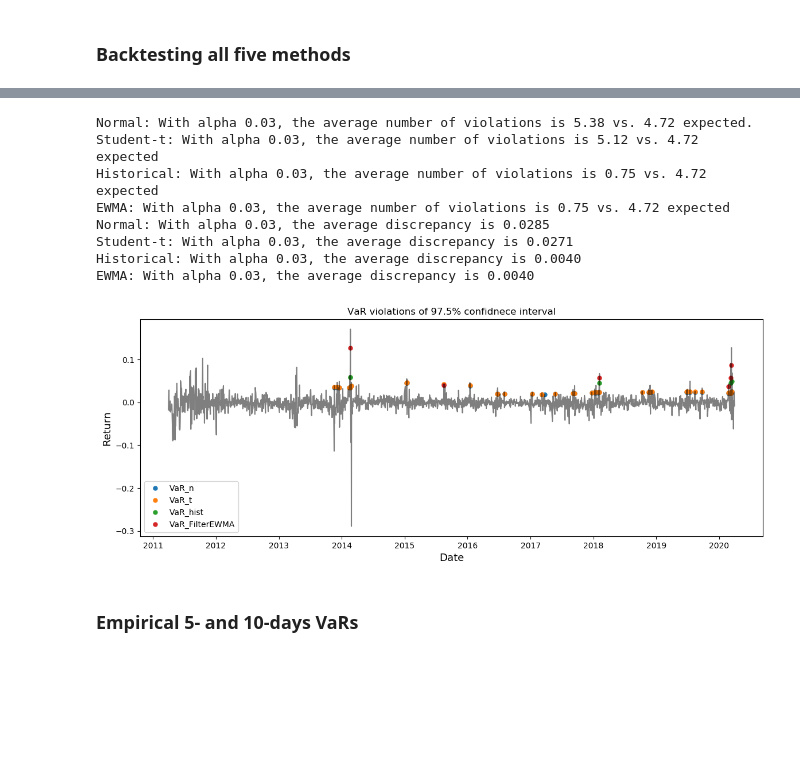
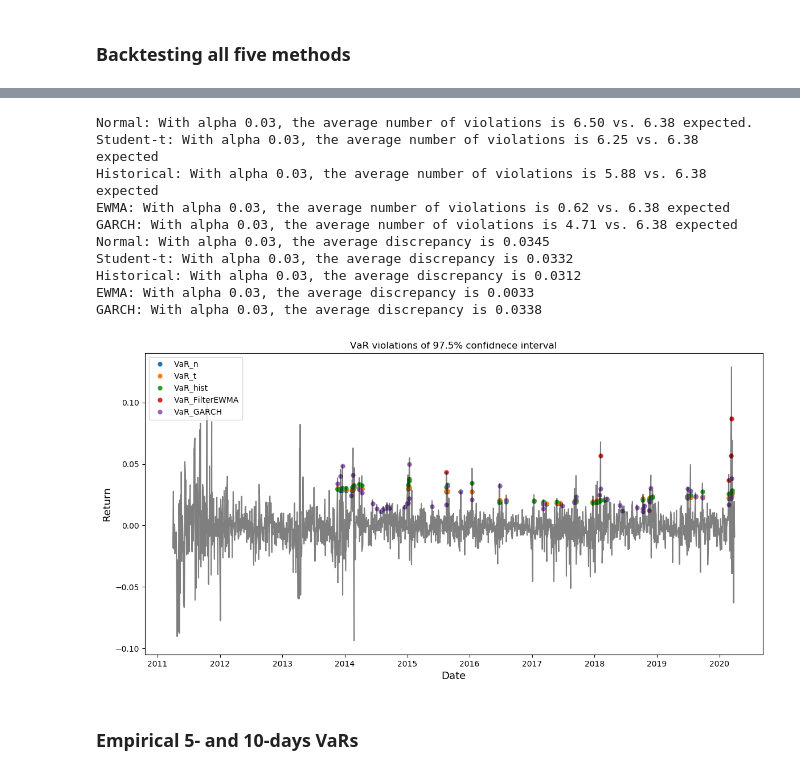
Before and after one commit to AnnaMariaAngelova/QRM2020, a Jupyter notebook: QRM_v02.ipynb, the cells around one changed output, grey strips where cells are left out. Drawn from its saved outputs; the diff is of its cells as text; code cells hidden in the pictures; blank space fills up the shorter version.

```diff
--- a/QRM_v02.ipynb
+++ b/QRM_v02.ipynb
@@ -2242,5 +2476,5 @@ df_prices
 # %%
-def fnRollingVaR(dfData,weights, weights2,alpha, lookback, sm_const, df,percent=[True,0.975]):
+def fnRollingVaR(dfData,weights, weights2,alpha, lookback, sm_const, df,percent=[True,0.975],para = None,Varaicnes=None, rec = True):
     '''
     purpose:
         calculate VaR with a rolling window
@@ -2261,6 +2495,8 @@ def fnRollingVaR(dfData,weights, weights2,alpha, lookback, sm_const, df,percent=
     dfVaR.columns= ["VaR_n", "ES_n", "VaR_t", "ES_t", "VaR_hist", "ES_hist",\
                     "VaR_FilterEWMA","ES_FilterEWMA","VaR_GARCH","ES_GARCH"]
     # VaR and ES for 1 year lookback
+    paras = []
+    vVariances = []
     for i in range(N):
         # calculate rolling window
         DataTemp= dfData.iloc[0+i:windowsize+i,:]
@@ -2270,10 +2506,18 @@ def fnRollingVaR(dfData,weights, weights2,alpha, lookback, sm_const, df,percent=
         dfVaR.iloc[i,2], dfVaR.iloc[i,3]= fnVaR_t(DataTemp, weights,lookback,df, alpha, percent,initial_investment)
         dfVaR.iloc[i,4], dfVaR.iloc[i,5]= fnVaR_hist(DataTemp, weights, alpha, lookback, percent,initial_investment)
         dfVaR.iloc[i,6], dfVaR.iloc[i,7]= fnVaR_FilterEWMA(DataTemp, weights2,sm_const, alpha, lookback, percent,initial_investment)
-        #dfVaR.iloc[i,8], dfVaR.iloc[i,9]= fnVaR_GARCH(DataTemp, weightss, alpha, lookback, percent,initial_investment)
+        if i%250==0:
+            garch = fnVaR_GARCH(DataTemp, weights, alpha, lookback, percent,initial_investment,para=None,Variances=None,rec=True)
+            dfVaR.iloc[i,8], dfVaR.iloc[i,9]= garch[0],garch[1]
+            paras.append(garch[2])
+            vVariances.append(garch[3])
+        else:
+            garch = fnVaR_GARCH(DataTemp, weights, alpha, lookback, percent,initial_investment,para=paras[i//250],Variances = vVariances[i-1],rec=False)
+            dfVaR.iloc[i,8], dfVaR.iloc[i,9]= garch[0],garch[1]
+            vVariances.append(garch[3])
 
     return dfVaR
 # %%
-df = fnRollingVaR(df_prices,weights, weights2, 0.01, 500, 0.94, 5, percent=[True, 0.99])
+df = fnRollingVaR(df_prices,weights, weights2, 0.01, 500, 0.94, 5, percent=[True, 0.99],para=None,rec=True)
 df.to_csv("01_Data/df_99.csv", index_label= "Date")
 # %% [output]
@@ -2356,10 +2604,10 @@ def fnVaRwholeSample(dfVaR, dfData):
         dfVaR_violation, dataframe with logicals for VaR violations
         True = violation
     '''
-    dfVaR_violation= pd.DataFrame(np.zeros((len(dfVaR),4)))
+    dfVaR_violation= pd.DataFrame(np.zeros((len(dfVaR),5)))
     dfVaR_violation.index = dfVaR.index
-    dfVaR_violation.columns= dfVaR.columns[0:-2:2]
-    for i in range(4):
+    dfVaR_violation.columns= dfVaR.columns[0::2]
+    for i in range(5):
         dfVaR_violation.iloc[:,i]= dfData.iloc[-len(dfVaR):,-1] < -dfVaR.iloc[:,i*2]
 
     return dfVaR_violation
@@ -2526,3 +2778,4 @@ plt.show()
 # %%
-df2 = fnRollingVaR(df_prices, df_prices2,weights, 0.025, 500, 0.94, 5,percent=[True,0.975])
+df2 = fnRollingVaR(df_prices,weights, weights2, 0.025, 500, 0.94, 5, percent=[True, 0.975],para=None,rec=True)
+df2.to_csv("01_Data/df_975.csv", index_label= "Date")
 # %% [output]
@@ -2628,34 +2880,38 @@ print("Normal: With alpha %.2f, the average number of violations is %.2f vs. %.2
 print("Student-t: With alpha %.2f, the average number of violations is %.2f vs. %.2f expected" % (alpha, np.mean(df2VaR_realized.iloc[:,1]), np.mean(df2VaR_realized.iloc[:,4])))
 print("Historical: With alpha %.2f, the average number of violations is %.2f vs. %.2f expected" % (alpha, np.mean(df2VaR_realized.iloc[:,2]), np.mean(df2VaR_realized.iloc[:,4])))
 print("EWMA: With alpha %.2f, the average number of violations is %.2f vs. %.2f expected" % (alpha, np.mean(df2VaR_realized.iloc[:,3]), np.mean(df2VaR_realized.iloc[:,4])))
+print("GARCH: With alpha %.2f, the average number of violations is %.2f vs. %.2f expected" % (alpha, np.mean(df2VaR_realized.iloc[:,5]), np.mean(df2VaR_realized.iloc[:,4])))
 
 # average discrepancy of VaR violations (realized - expected)
 print("Normal: With alpha %.2f, the average discrepancy is %.4f" % (alpha, np.mean(df2VaR_violation.iloc[:,0])))
 print("Student-t: With alpha %.2f, the average discrepancy is %.4f" % (alpha, np.mean(df2VaR_violation.iloc[:,1])))
 print("Historical: With alpha %.2f, the average discrepancy is %.4f" % (alpha, np.mean(df2VaR_violation.iloc[:,2])))
 print("EWMA: With alpha %.2f, the average discrepancy is %.4f" % (alpha, np.mean(df2VaR_violation.iloc[:,3])))
+print("GARCH: With alpha %.2f, the average discrepancy is %.4f" % (alpha, np.mean(df2VaR_violation.iloc[:,4])))
 # %% [output]
-Normal: With alpha 0.03, the average number of violations is 5.38 vs. 4.72 expected.
-Student-t: With alpha 0.03, the average number of violations is 5.12 vs. 4.72 expected
-Historical: With alpha 0.03, the average number of violations is 0.75 vs. 4.72 expected
-EWMA: With alpha 0.03, the average number of violations is 0.75 vs. 4.72 expected
-Normal: With alpha 0.03, the average discrepancy is 0.0285
-Student-t: With alpha 0.03, the average discrepancy is 0.0271
-Historical: With alpha 0.03, the average discrepancy is 0.0040
-EWMA: With alpha 0.03, the average discrepancy is 0.0040
+Normal: With alpha 0.03, the average number of violations is 6.50 vs. 6.38 expected.
+Student-t: With alpha 0.03, the average number of violations is 6.25 vs. 6.38 expected
+Historical: With alpha 0.03, the average number of violations is 5.88 vs. 6.38 expected
+EWMA: With alpha 0.03, the average number of violations is 0.62 vs. 6.38 expected
+GARCH: With alpha 0.03, the average number of violations is 4.71 vs. 6.38 expected
+Normal: With alpha 0.03, the average discrepancy is 0.0345
+Student-t: With alpha 0.03, the average discrepancy is 0.0332
+Historical: With alpha 0.03, the average discrepancy is 0.0312
+EWMA: With alpha 0.03, the average discrepancy is 0.0033
+GARCH: With alpha 0.03, the average discrepancy is 0.0338
 # %%
 # plot with VaR violations
-plt.figure(figsize=(14,5),dpi=100)
-plt.plot_date(violationVaR.index, violationVaR.iloc[:,0:-2:2], markersize= 5)
+plt.figure(figsize=(14,7),dpi=100)
+plt.plot_date(violationVaR.index, violationVaR.iloc[:,0::2], markersize= 5)
 plt.plot_date(dfData.index, -dfData.iloc[:,-1], linestyle="-", markersize= 0, color= 'k', alpha= 0.5)
-plt.legend(df2VaR.columns[0:-2:2])
+plt.legend(df2VaR.columns[0::2],loc='upper left')
 plt.xlabel('Date',fontsize=13)
 plt.ylabel('Return',fontsize=13)
 plt.title('VaR violations of 97.5% confidnece interval')
 # plt.savefig('plots/violations.png', dpi=300)
 plt.show()
 # %% [output]
-[figure, old version]
+[figure, new version]
 # %% [markdown]
 ### Empirical 5- and 10-days VaRs
 # %%
```
Also changed, not shown: parts of 87 cells of this notebook.
